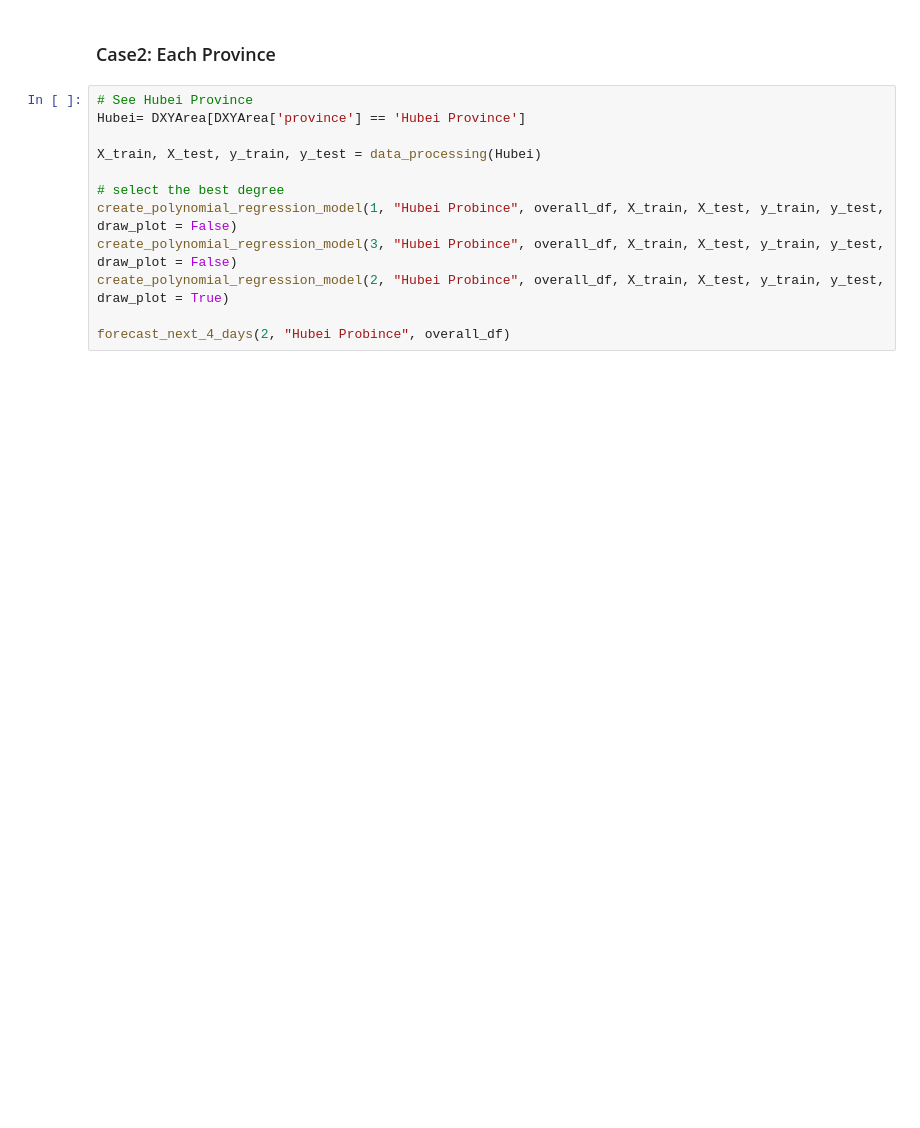
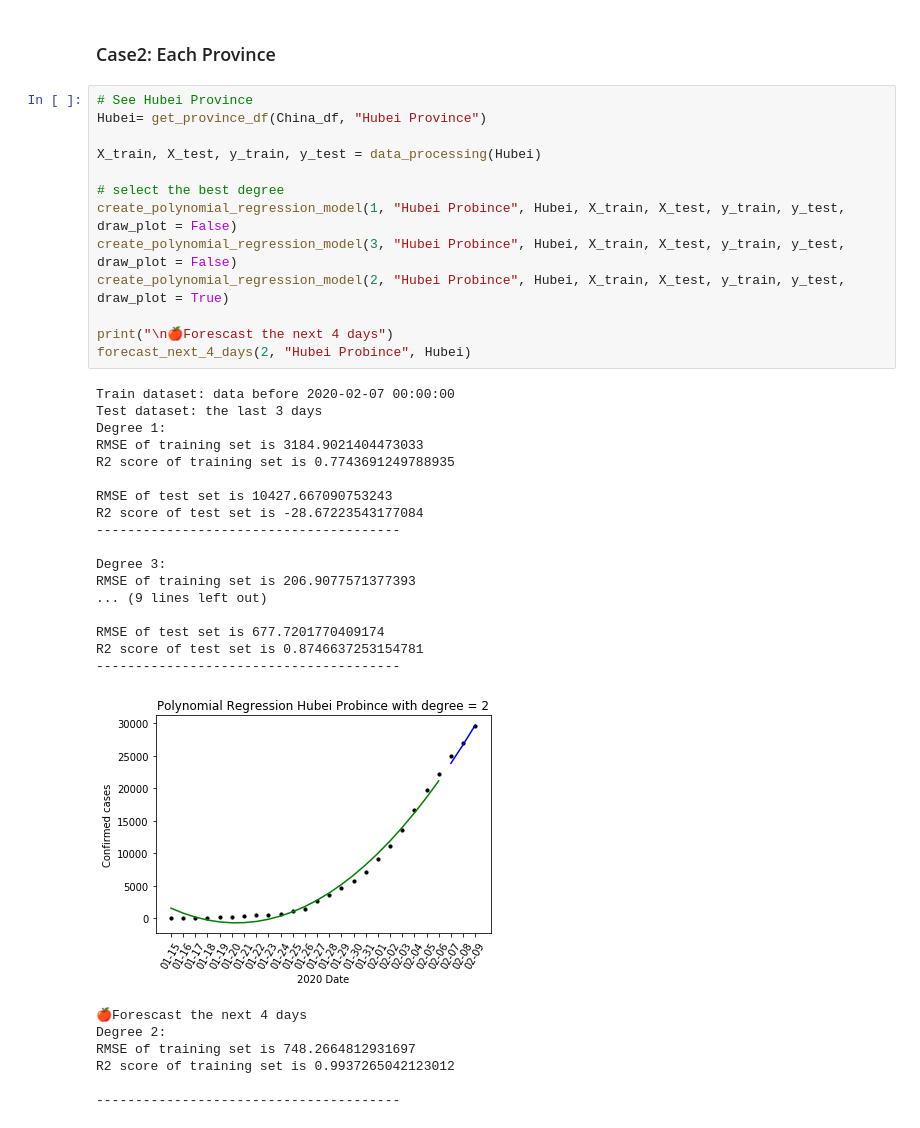
Before and after one commit to docligot/CoronaTracker-simulteModel, a Jupyter notebook: baseline-regression/Baseline_model.ipynb, the cells around one changed output. Saved outputs shown, nothing was run; the diff lists cells and outputs as text; blank space fills up the shorter version.

```diff
--- a/baseline-regression/Baseline_model.ipynb
+++ b/baseline-regression/Baseline_model.ipynb
@@ -146,13 +141,39 @@ R2 score of training set is 0.9653801196015391
 ### Case2: Each Province
 # %%
 # See Hubei Province
-Hubei= DXYArea[DXYArea['province'] == 'Hubei Province']
+Hubei= get_province_df(China_df, "Hubei Province")
 
 X_train, X_test, y_train, y_test = data_processing(Hubei)
 
 # select the best degree
-create_polynomial_regression_model(1, "Hubei Probince", overall_df, X_train, X_test, y_train, y_test, draw_plot = False)
-create_polynomial_regression_model(3, "Hubei Probince", overall_df, X_train, X_test, y_train, y_test, draw_plot = False)
-create_polynomial_regression_model(2, "Hubei Probince", overall_df, X_train, X_test, y_train, y_test, draw_plot = True)
+create_polynomial_regression_model(1, "Hubei Probince", Hubei, X_train, X_test, y_train, y_test, draw_plot = False)
+create_polynomial_regression_model(3, "Hubei Probince", Hubei, X_train, X_test, y_train, y_test, draw_plot = False)
+create_polynomial_regression_model(2, "Hubei Probince", Hubei, X_train, X_test, y_train, y_test, draw_plot = True)
 
-forecast_next_4_days(2, "Hubei Probince", overall_df)
+print("\n🍎Forescast the next 4 days")
+forecast_next_4_days(2, "Hubei Probince", Hubei)
+# %% [output]
+Train dataset: data before 2020-02-07 00:00:00
+Test dataset: the last 3 days
+Degree 1:
+RMSE of training set is 3184.9021404473033
+R2 score of training set is 0.7743691249788935
+
+RMSE of test set is 10427.667090753243
+R2 score of test set is -28.67223543177084
+---------------------------------------
+
+Degree 3:
+RMSE of training set is 206.9077571377393
+... (9 lines left out)
+
+RMSE of test set is 677.7201770409174
+R2 score of test set is 0.8746637253154781
+---------------------------------------
+[figure, added]
+🍎Forescast the next 4 days
+Degree 2:
+RMSE of training set is 748.2664812931697
+R2 score of training set is 0.9937265042123012
+
+---------------------------------------
```
Also changed, not shown: parts of 18 cells of this notebook, 8 other files.
